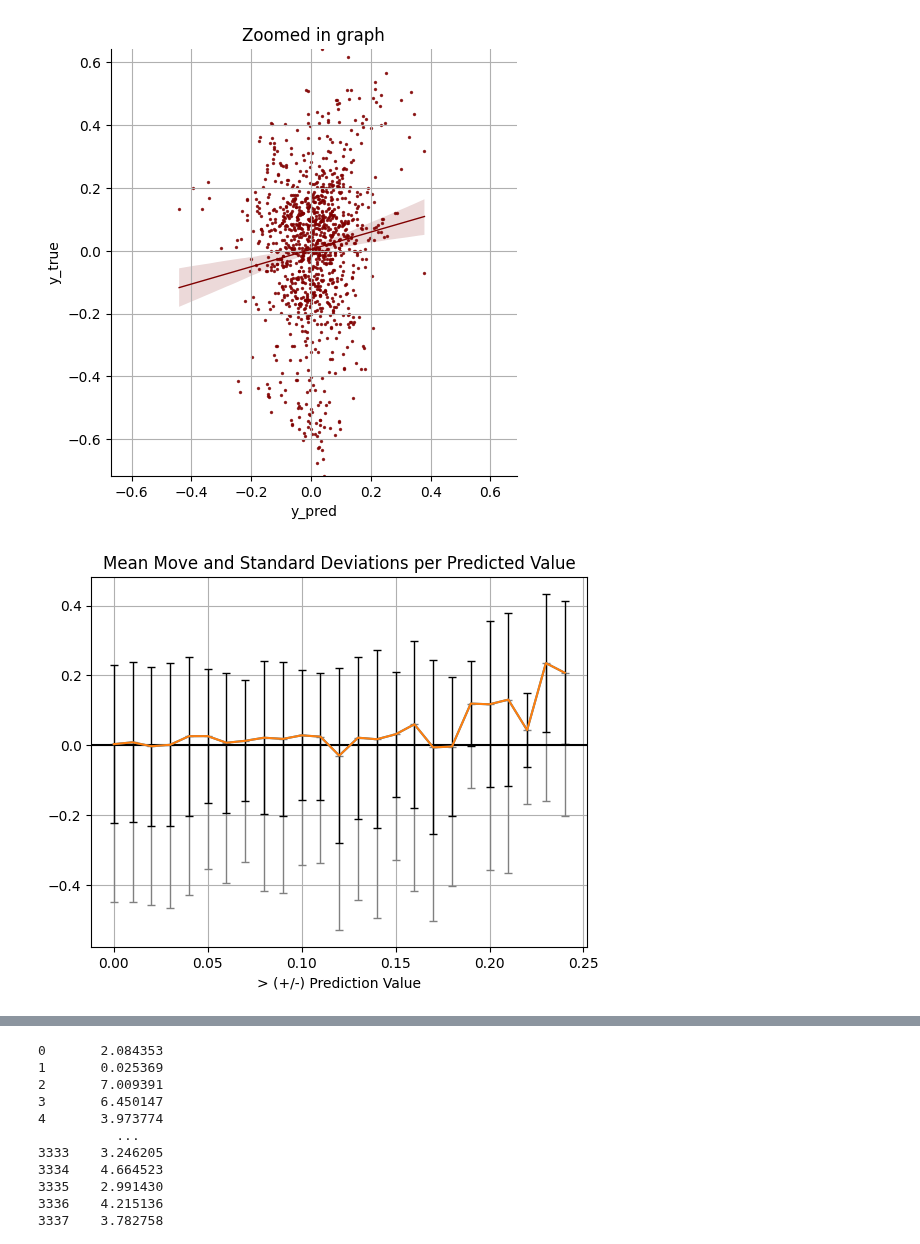
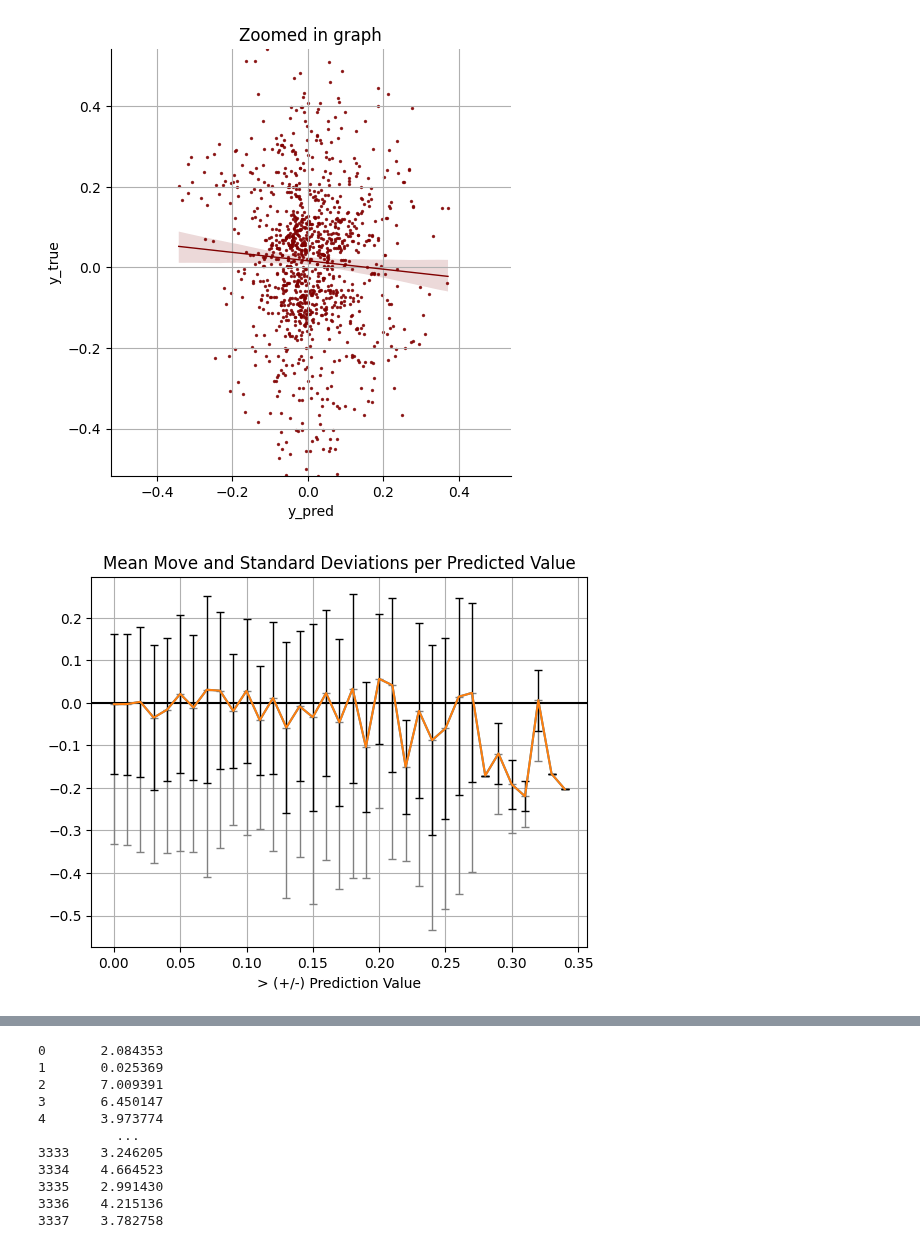
Before and after one commit to Logan-Kelsch/-ES-NN-test1, a Jupyter notebook: NN/NN_V4.0/LSTM_exam.ipynb, the cells around one changed output, grey strips where cells are left out. Drawn from its saved outputs; the diff is of its cells as text; code cells hidden in the pictures.

```diff
--- a/NN/NN_V4.0/LSTM_exam.ipynb
+++ b/NN/NN_V4.0/LSTM_exam.ipynb
@@ -32,7 +32,7 @@ data = pd.read_csv('d1_test_.csv')
 dataTRAIN = pd.read_csv('catted_1-8.csv')
 
 #      'Dr1' 'Dr3' 'Mr1' 'Mr3'
-testFor = 'r60'
+testFor = 'r30'
 timeSteps = 10
 tType = testFor[0]
 
@@ -88,11 +88,9 @@ scaler1 = StandardScaler()
 scaler2 = RobustScaler()
 scaler3 = MinMaxScaler(feature_range=(-1,1))
 
-percFit = 0.8
-fitSplit = len(X)//(1/(percFit))
-negFitSplit = len(X)//(1/(1-percFit))
+X_fit = XTRAIN[:int(len(XTRAIN)*0.8)]
 
-scaler1.fit(XTRAIN)
+scaler1.fit(X_fit)
 XTRAIN = scaler1.transform(XTRAIN)
 #scaler2.fit(XTRAIN)
 #XTRAIN = scaler2.transform(XTRAIN)
@@ -189,7 +187,7 @@ def skew_loss(y_true,y_pred,sFact=4):
 mos = X[:, timeSteps-1, len(Xfeatures)-1].mean()
 print(mos)
 
-loaded_model = tf.keras.models.load_model('r30_10s_LSTM_13.keras')#----------------------------------------------------------------------
+loaded_model = tf.keras.models.load_model('r30_10s_LSTM_17.keras')#----------------------------------------------------------------------
 loaded_model.compile(optimizer='adam',
                   loss='mse'
                   ,metrics=['R2Score','root_mean_squared_error'])
@@ -230,7 +228,7 @@ plt.xlim(x_min, x_max)
 plt.show()
 
 #DIRECTIONAL ACCURACY #DIRECTIONAL ACCURACY  #DIRECTIONAL ACCURACY  #DIRECTIONAL ACCURACY  #DIRECTIONAL ACCURACY
-specGuess = .25
+specGuess = .35
 frac = 100
 fracf = 1/frac
 specAcc, locSpecAcc = [], []
@@ -299,7 +297,7 @@ for v in range(0,int(specGuess*frac)):
         locMean.append(locMean[-1])
         locStd.append(locStd[-1])
 
-    if(len(sameTmp)!=0):
+    if(len(locSameTmp)!=0):
         sameDirAvg.append(np.average(sameTmp))
         sameDirMax.append(np.max(sameTmp))
         sameDirMin.append(np.min(sameTmp))
@@ -313,7 +311,7 @@ for v in range(0,int(specGuess*frac)):
         locSameDirAvg.append(0.1)
         locSameDirMax.append(0.1)
         locSameDirMin.append(0.1)
-    if(len(diffTmp)!=0):
+    if(len(locDiffTmp)!=0):
         diffDirAvg.append(np.average(diffTmp))
         diffDirMax.append(np.max(diffTmp))
         diffDirMin.append(np.min(diffTmp))
@@ -418,2 +416,2 @@ y shape == (10608,).
-[figure, old version]
+[figure, new version]
-[figure, old version]
+[figure, new version]
```
Also changed, not shown: parts of 1 cell of this notebook, 2 other files.
